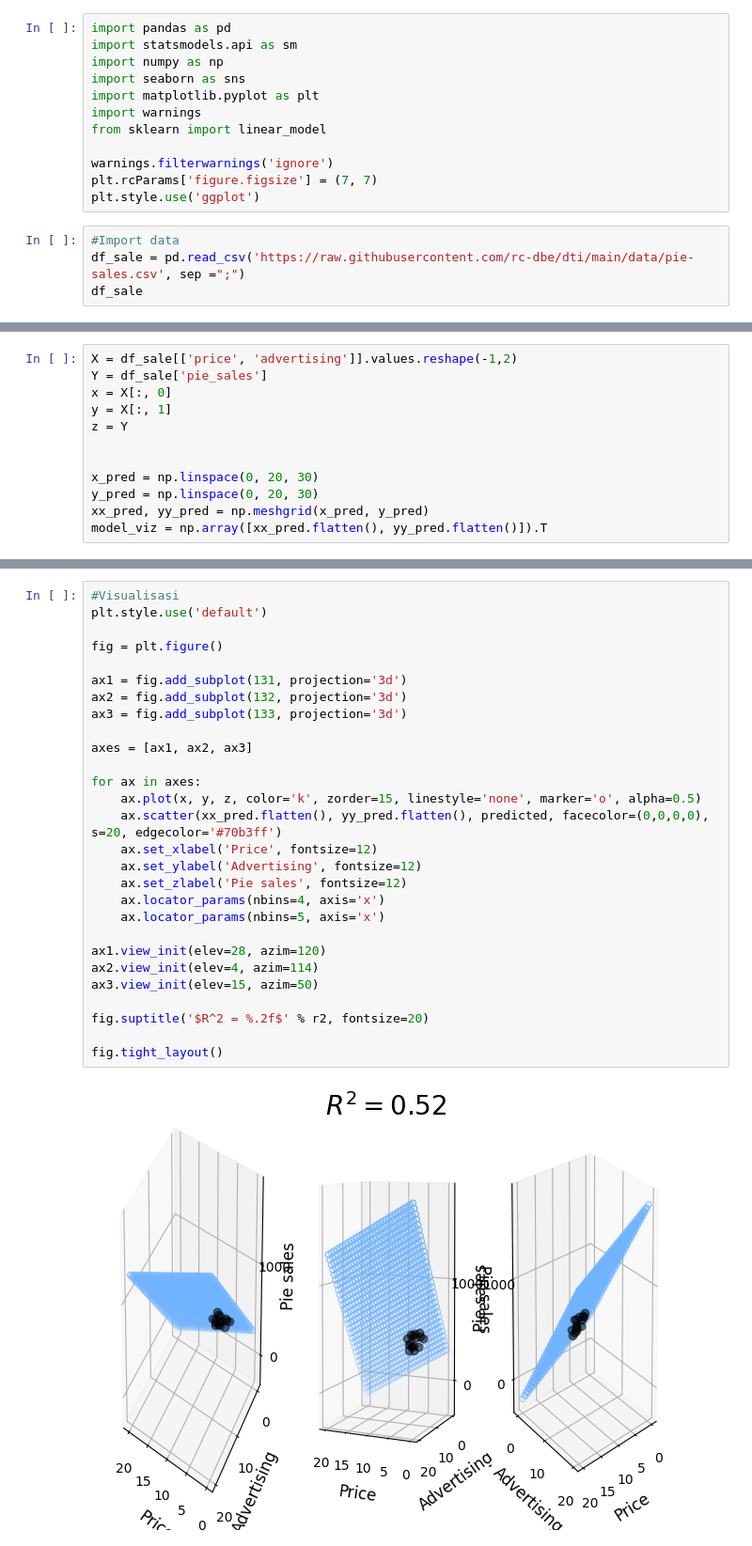
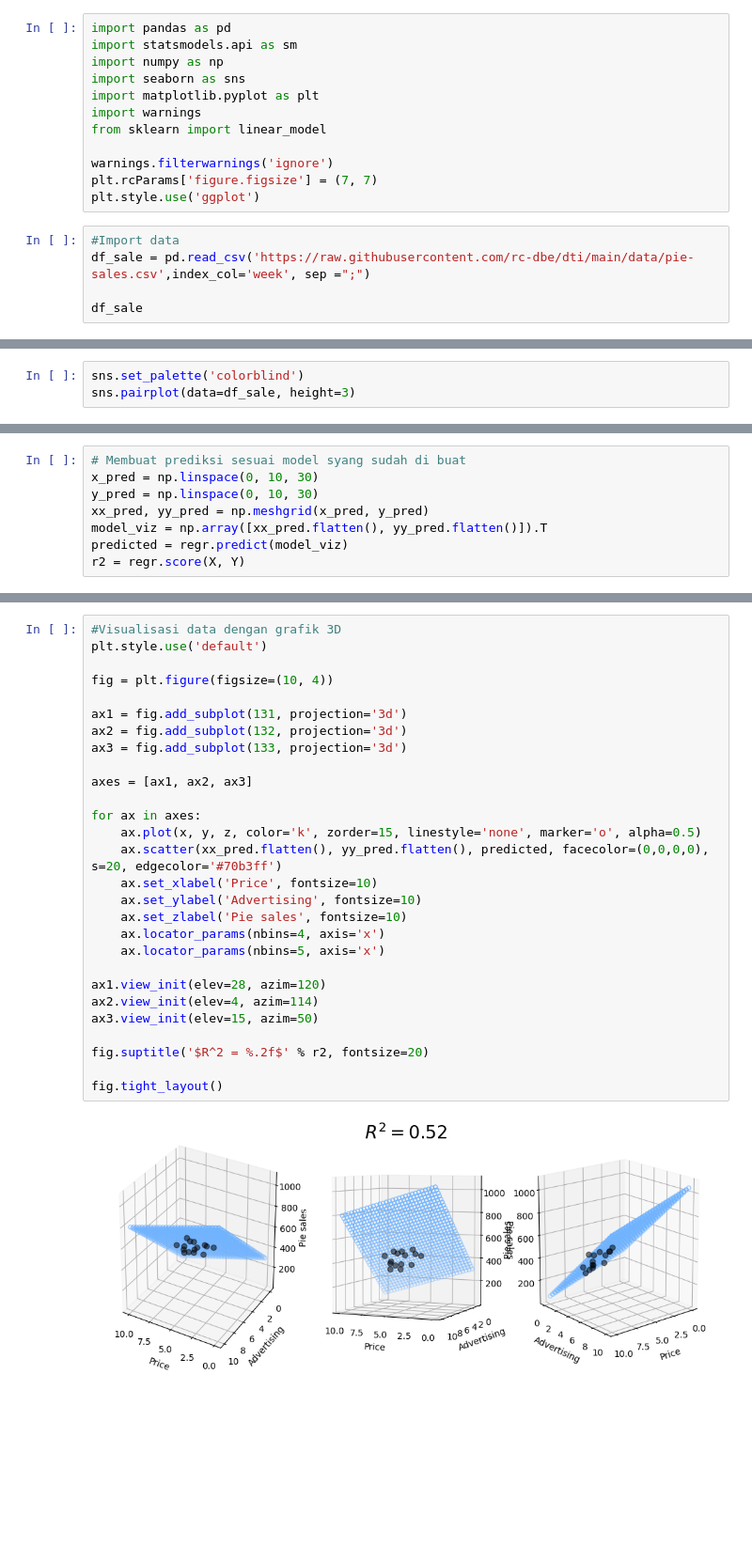
Before and after one commit to Kusvihawan/Regresi, a Jupyter notebook: Multi_Linear_Reg.ipynb, the cells around one changed output, grey strips where cells are left out. Shown: that part at 94% size. Drawn from its saved outputs; the diff is of its cells as text; blank space fills up the shorter version.

```diff
--- a/Multi_Linear_Reg.ipynb
+++ b/Multi_Linear_Reg.ipynb
@@ -16,6 +20,7 @@ plt.rcParams['figure.figsize'] = (7, 7)
 plt.style.use('ggplot')
 # %%
 #Import data
-df_sale = pd.read_csv('https://raw.githubusercontent.com/rc-dbe/dti/main/data/pie-sales.csv', sep =";")
+df_sale = pd.read_csv('https://raw.githubusercontent.com/rc-dbe/dti/main/data/pie-sales.csv',index_col='week', sep =";")
+
 df_sale
 # %% [output]
@@ -37,0 +46,3 @@ df_sale
+# %%
+sns.set_palette('colorblind')
+sns.pairplot(data=df_sale, height=3)
@@ -40,12 +72,8 @@ df_sale
 # %%
-X = df_sale[['price', 'advertising']].values.reshape(-1,2)
-Y = df_sale['pie_sales']
-x = X[:, 0]
-y = X[:, 1]
-z = Y
-
-
-x_pred = np.linspace(0, 20, 30)
-y_pred = np.linspace(0, 20, 30)
+# Membuat prediksi sesuai model syang sudah di buat
+x_pred = np.linspace(0, 10, 30)
+y_pred = np.linspace(0, 10, 30)
 xx_pred, yy_pred = np.meshgrid(x_pred, y_pred)
 model_viz = np.array([xx_pred.flatten(), yy_pred.flatten()]).T
+predicted = regr.predict(model_viz)
+r2 = regr.score(X, Y)
@@ -66,30 +80,30 @@ Coefficients:
 # %%
-#Visualisasi
+#Visualisasi data dengan grafik 3D
 plt.style.use('default')
 
-fig = plt.figure()
+fig = plt.figure(figsize=(10, 4))
 
 ax1 = fig.add_subplot(131, projection='3d')
 ax2 = fig.add_subplot(132, projection='3d')
 ax3 = fig.add_subplot(133, projection='3d')
 
 axes = [ax1, ax2, ax3]
 
 for ax in axes:
     ax.plot(x, y, z, color='k', zorder=15, linestyle='none', marker='o', alpha=0.5)
     ax.scatter(xx_pred.flatten(), yy_pred.flatten(), predicted, facecolor=(0,0,0,0), s=20, edgecolor='#70b3ff')
-    ax.set_xlabel('Price', fontsize=12)
-    ax.set_ylabel('Advertising', fontsize=12)
-    ax.set_zlabel('Pie sales', fontsize=12)
+    ax.set_xlabel('Price', fontsize=10)
+    ax.set_ylabel('Advertising', fontsize=10)
+    ax.set_zlabel('Pie sales', fontsize=10)
     ax.locator_params(nbins=4, axis='x')
     ax.locator_params(nbins=5, axis='x')
 
 ax1.view_init(elev=28, azim=120)
 ax2.view_init(elev=4, azim=114)
 ax3.view_init(elev=15, azim=50)
 
 fig.suptitle('$R^2 = %.2f$' % r2, fontsize=20)
 
 fig.tight_layout()
 # %% [output]
-[figure, old version]
+[figure, new version]
```
Also changed, not shown: parts of 16 cells of this notebook.
